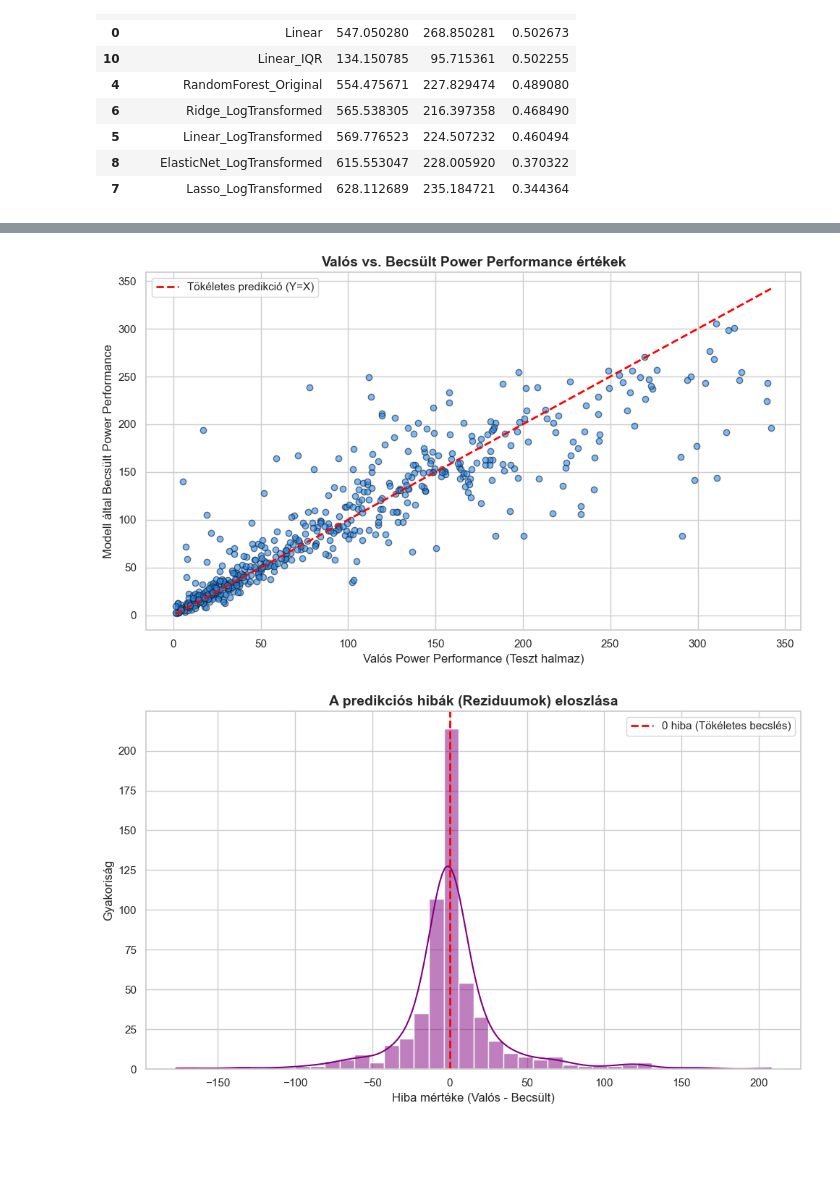
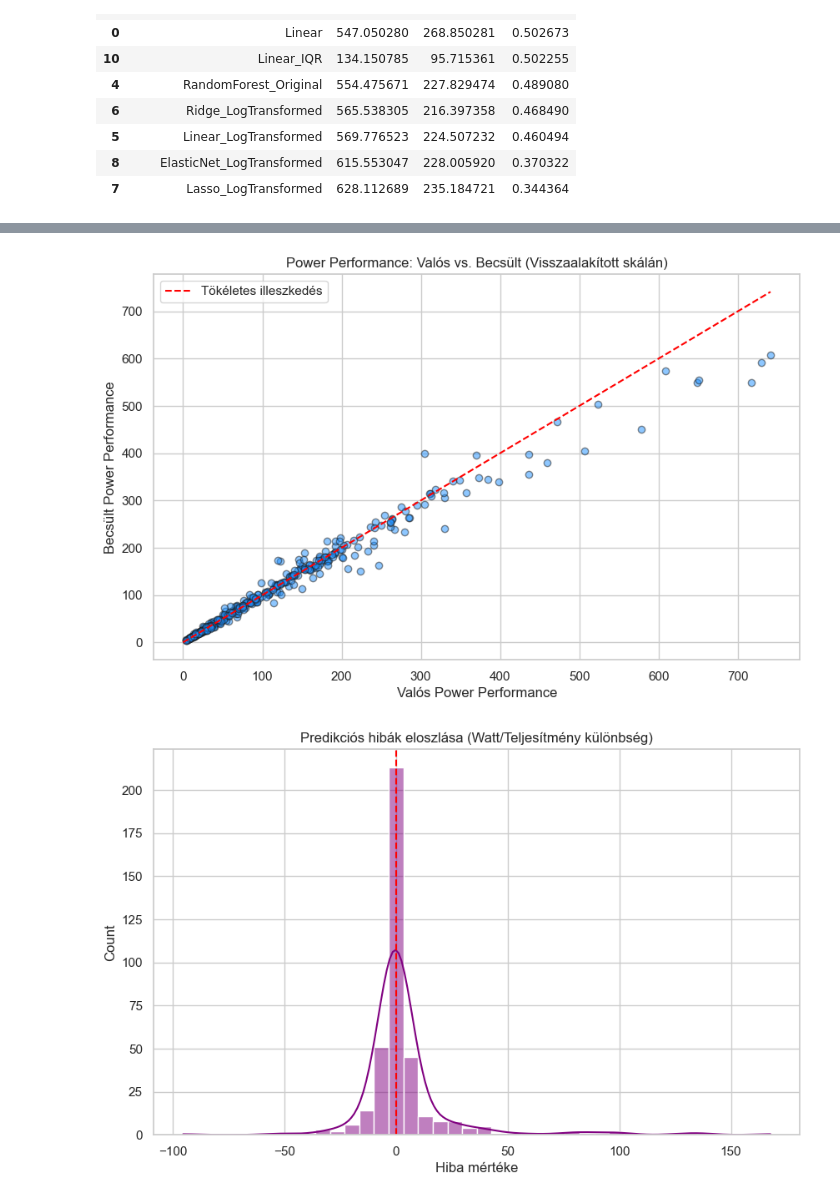
Before and after one commit to DGeriOE/CPU_Performance_Predictor, a Jupyter notebook: notebooks/EDA2.ipynb, the cells around one changed output, grey strips where cells are left out. Cells and saved outputs as stored; diff of their text form; code cells hidden in the pictures; blank space fills up the shorter version.

```diff
--- a/notebooks/EDA2.ipynb
+++ b/notebooks/EDA2.ipynb
@@ -564,58 +555,51 @@ Modell és oszlopstruktúra sikeresen becsomagolva és elmentve!
 # %%
 # === TELJESÍTMÉNY ANALÍZIS ÉS VIZUALIZÁCIÓ ===
 
-# Biztosítjuk a szép és egységes diagram stílust
+# 1. Adatok szétválasztása teszteléshez (mivel a pp_model a teljes X_pp_train-en lett tanítva)
+# Csinálunk egy gyors split-et csak a vizualizáció kedvéért
+X_train_v, X_test_v, y_train_v_log, y_test_v_log = train_test_split(
+    X_pp_train, y_pp_train_log, test_size=0.2, random_state=42
+)
+
+# Predikció a logaritmikus teszthalmazon
+y_pred_log = pp_model.predict(X_test_v)
+
+# VISSZAALAKÍTÁS a valós skálára (Log -> Valós érték)
+y_test_actual = np.expm1(y_test_v_log)
+y_pred_actual = np.expm1(y_pred_log)
+
 sns.set_theme(style="whitegrid")
 
-# 1. Valós vs. Becsült értékek (Scatter Plot)
-# Ez megmutatja, mennyire szorosan követik a becsléseink a valóságot.
+# --- A) Valós vs. Becsült értékek ---
 plt.figure(figsize=(10, 6))
-plt.scatter(y_test_p, y_pred_p, alpha=0.6, color='dodgerblue', edgecolor='k')
-
-# Berajzoljuk a 45 fokos "tökéletes predikció" vonalat (Ahol Valós == Becsült)
-max_val = max(y_test_p.max(), y_pred_p.max())
-min_val = min(y_test_p.min(), y_pred_p.min())
-plt.plot([min_val, max_val], [min_val, max_val], color='red', linestyle='--', linewidth=2, label='Tökéletes predikció (Y=X)')
-
-plt.title('Valós vs. Becsült Power Performance értékek', fontsize=14, fontweight='bold')
-plt.xlabel('Valós Power Performance (Teszt halmaz)', fontsize=12)
-plt.ylabel('Modell által Becsült Power Performance', fontsize=12)
+plt.scatter(y_test_actual, y_pred_actual, alpha=0.5, color='dodgerblue', edgecolor='k')
+max_val = max(y_test_actual.max(), y_pred_actual.max())
+plt.plot([0, max_val], [0, max_val], color='red', linestyle='--', label='Tökéletes illeszkedés')
+plt.title('Power Performance: Valós vs. Becsült (Visszaalakított skálán)')
+plt.xlabel('Valós Power Performance')
+plt.ylabel('Becsült Power Performance')
 plt.legend()
-plt.tight_layout()
 plt.show()
 
-# 2. Modell hibák (Reziduumok) eloszlása
-# Megnézzük, hogy a tévedések (hibák) eloszlása normál eloszlást követ-e, vagy van-e valamilyen torzítás.
-residuals = y_test_p - y_pred_p
-
+# --- B) Hibák (Reziduumok) eloszlása ---
+residuals = y_test_actual - y_pred_actual
 plt.figure(figsize=(10, 6))
-sns.histplot(residuals, kde=True, color='purple', bins=40)
-plt.axvline(x=0, color='red', linestyle='--', linewidth=2, label='0 hiba (Tökéletes becslés)')
-plt.title('A predikciós hibák (Reziduumok) eloszlása', fontsize=14, fontweight='bold')
-plt.xlabel('Hiba mértéke (Valós - Becsült)', fontsize=12)
-plt.ylabel('Gyakoriság', fontsize=12)
-plt.legend()
-plt.tight_layout()
+sns.histplot(residuals, kde=True, color='purple')
+plt.axvline(0, color='red', linestyle='--')
+plt.title('Predikciós hibák eloszlása (Watt/Teljesítmény különbség)')
+plt.xlabel('Hiba mértéke')
 plt.show()
 
-# 3. Jellemzők fontossága (Feature Importance)
-# Megmutatja, hogy a Random Forest melyik bemeneti adatokat használta fel leginkább a döntéshez.
-feature_importances = pp_model.feature_importances_
-features_df = pd.DataFrame({
-    'Feature': X_pp.columns,
-    'Importance': feature_importances
+# --- C) Feature Importance (Top 15) ---
+importance = pd.DataFrame({
+    'Feature': X_pp_train.columns,
+    'Importance': pp_model.feature_importances_
 }).sort_values(by='Importance', ascending=False)
 
-# Mivel a One-Hot kódolás (Kategóriák, Socketek) miatt nagyon sok oszlopunk van,
-# csak a Top 15 legfontosabbat jelenítjük meg, hogy átlátható maradjon.
-top_n = 15
 plt.figure(figsize=(12, 8))
-sns.barplot(x='Importance', y='Feature', data=features_df.head(top_n), hue='Feature', palette='viridis', legend=False)
-plt.title(f'Top {top_n} legfontosabb bemeneti változó (Feature Importance)', fontsize=14, fontweight='bold')
-plt.xlabel('Fontosság mértéke (Relatív hozzájárulás a döntéshez)', fontsize=12)
-plt.ylabel('Bemeneti Változó', fontsize=12)
-plt.tight_layout()
+sns.barplot(data=importance.head(15), x='Importance', y='Feature', hue='Feature', palette='viridis', legend=False)
+plt.title('Top 15 legfontosabb bemeneti változó a Power Performance becslésénél')
 plt.show()
 # %% [output]
-[figure, old version]
+[figure, new version]
-[figure, old version]
+[figure, new version]
```
Also changed, not shown: parts of 6 cells of this notebook, 3 other files.
